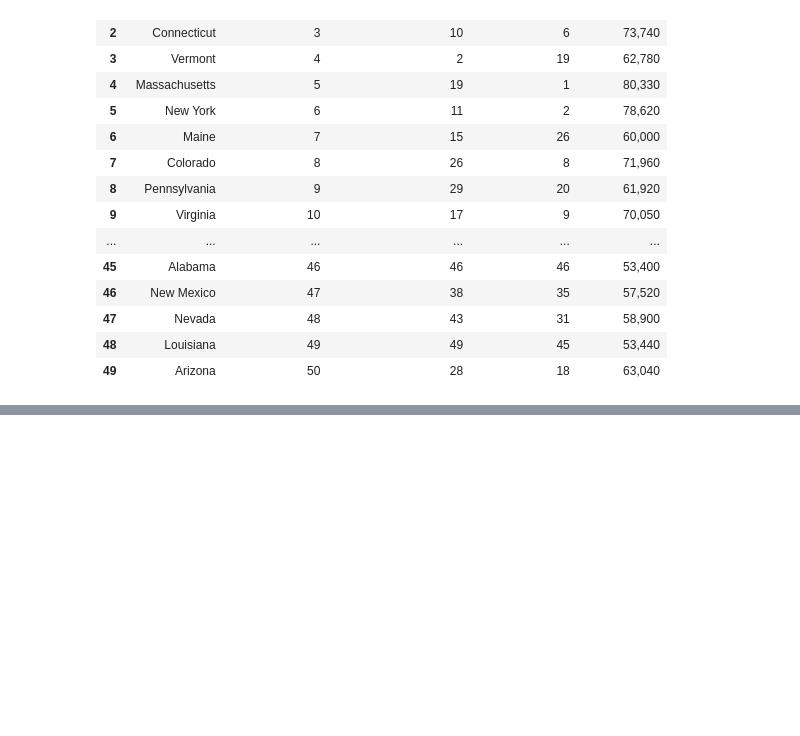
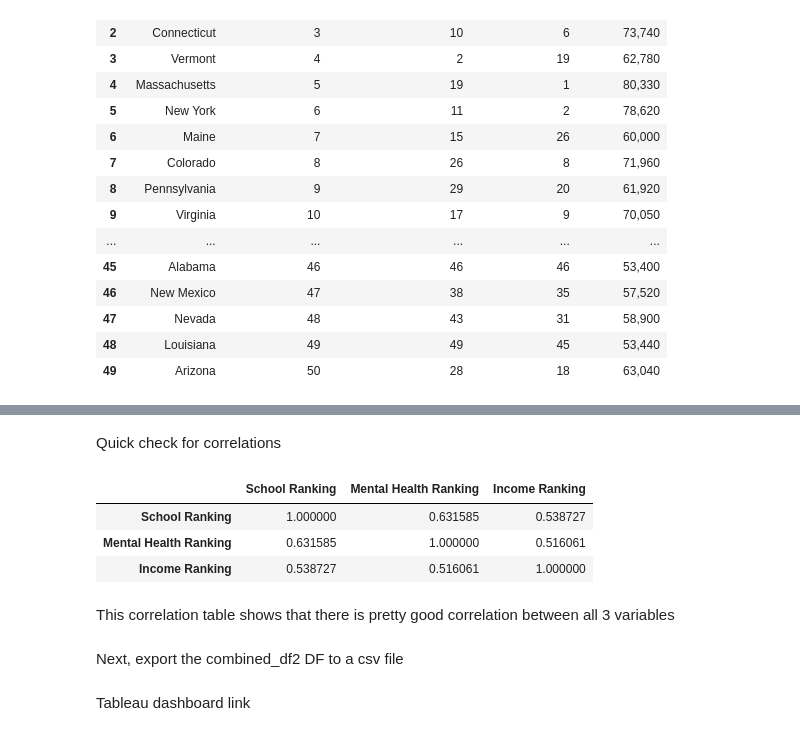
Before and after one commit to kittysinaga/Capstone_Project, a Jupyter notebook: Working.ipynb, the cells around one changed output, grey strips where cells are left out. Drawn from its saved outputs; the diff is of its cells as text; code cells hidden in the pictures; blank space fills up the shorter version.

```diff
--- a/Working.ipynb
+++ b/Working.ipynb
@@ -483,0 +509,13 @@ display(combined_df2)
+# %% [markdown]
+Quick check for correlations
+# %%
+combined_df3.corr()
+# %% [output]
+|  | School Ranking | Mental Health Ranking | Income Ranking |
+| School Ranking | 1.000000 | 0.631585 | 0.538727 |
+| Mental Health Ranking | 0.631585 | 1.000000 | 0.516061 |
+| Income Ranking | 0.538727 | 0.516061 | 1.000000 |
+# %% [markdown]
+This correlation table shows that there is pretty good correlation between all 3 variables
+# %% [markdown]
+Next, export the combined_df2 DF to a csv file
@@ -483,0 +524,2 @@ display(combined_df2)
+# %% [markdown]
+Tableau dashboard link
```
Also changed, not shown: parts of 5 cells of this notebook, 1 other file.
